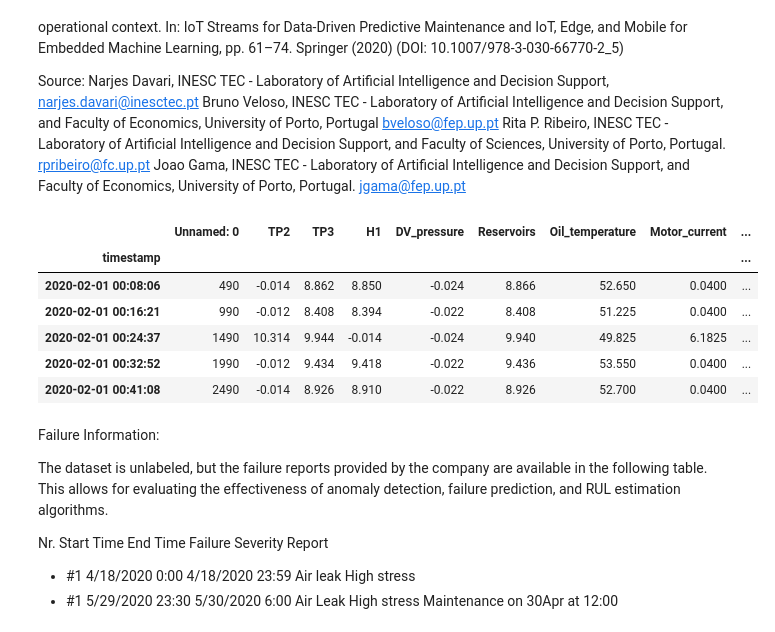
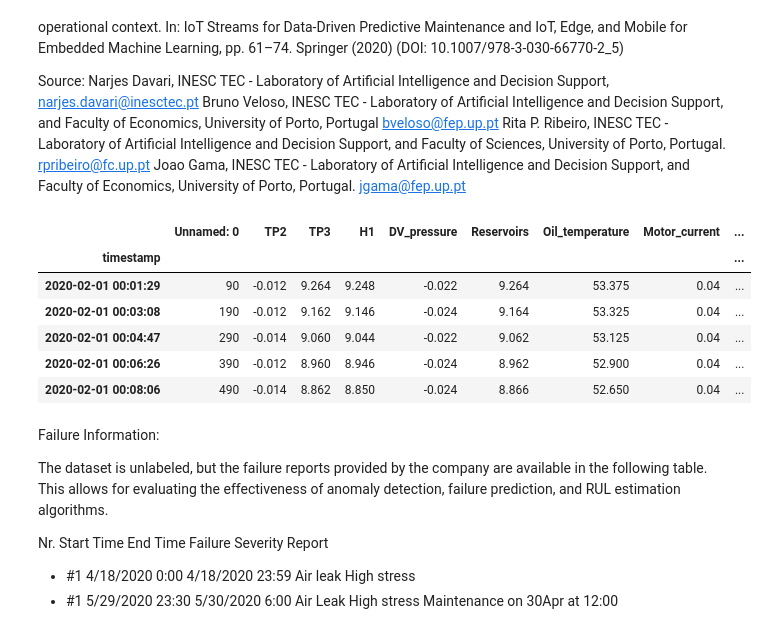
Before and after one commit to Dave-Codes/Predictive-Maintenance, a Jupyter notebook: predictive-maintenance-metropt-3.ipynb, the cells around one changed output. Saved outputs shown, nothing was run; the diff lists cells and outputs as text; code cells hidden in the pictures.

```diff
--- a/predictive-maintenance-metropt-3.ipynb
+++ b/predictive-maintenance-metropt-3.ipynb
@@ -65,19 +79,19 @@ University of Porto, Portugal. jgama@fep.up.pt
 # %%
 # Reading in MetroPT3 Air Compressor data
 
-n = 50  # every 100th line = 1% of the lines
+n = 10  # e.g. every 100th line = 1% of the lines
 metro_df_large = pd.read_csv('/kaggle/input/metropt-3-dataset/MetroPT3(AirCompressor).csv', header=0, index_col =[1], skiprows=lambda i: i % n != 0)
 
 #metro_df_large = pd.read_csv('/kaggle/input/metropt-3-dataset/MetroPT3(AirCompressor).csv', nrows=800000)
 metro_df_large.head()
 # %% [output]
 |  | Unnamed: 0 | TP2 | TP3 | H1 | DV_pressure | Reservoirs | Oil_temperature | Motor_current | ... |
 | timestamp |  |  |  |  |  |  |  |  | ... |
-| 2020-02-01 00:08:06 | 490 | -0.014 | 8.862 | 8.850 | -0.024 | 8.866 | 52.650 | 0.0400 | ... |
-| 2020-02-01 00:16:21 | 990 | -0.012 | 8.408 | 8.394 | -0.022 | 8.408 | 51.225 | 0.0400 | ... |
-| 2020-02-01 00:24:37 | 1490 | 10.314 | 9.944 | -0.014 | -0.024 | 9.940 | 49.825 | 6.1825 | ... |
-| 2020-02-01 00:32:52 | 1990 | -0.012 | 9.434 | 9.418 | -0.022 | 9.436 | 53.550 | 0.0400 | ... |
-| 2020-02-01 00:41:08 | 2490 | -0.014 | 8.926 | 8.910 | -0.022 | 8.926 | 52.700 | 0.0400 | ... |
+| 2020-02-01 00:01:29 | 90 | -0.012 | 9.264 | 9.248 | -0.022 | 9.264 | 53.375 | 0.04 | ... |
+| 2020-02-01 00:03:08 | 190 | -0.012 | 9.162 | 9.146 | -0.024 | 9.164 | 53.325 | 0.04 | ... |
+| 2020-02-01 00:04:47 | 290 | -0.014 | 9.060 | 9.044 | -0.022 | 9.062 | 53.125 | 0.04 | ... |
+| 2020-02-01 00:06:26 | 390 | -0.012 | 8.960 | 8.946 | -0.024 | 8.962 | 52.900 | 0.04 | ... |
+| 2020-02-01 00:08:06 | 490 | -0.014 | 8.862 | 8.850 | -0.024 | 8.866 | 52.650 | 0.04 | ... |
 # %% [markdown]
 Failure Information:
 
```
Also changed, not shown: parts of 25 cells of this notebook.
